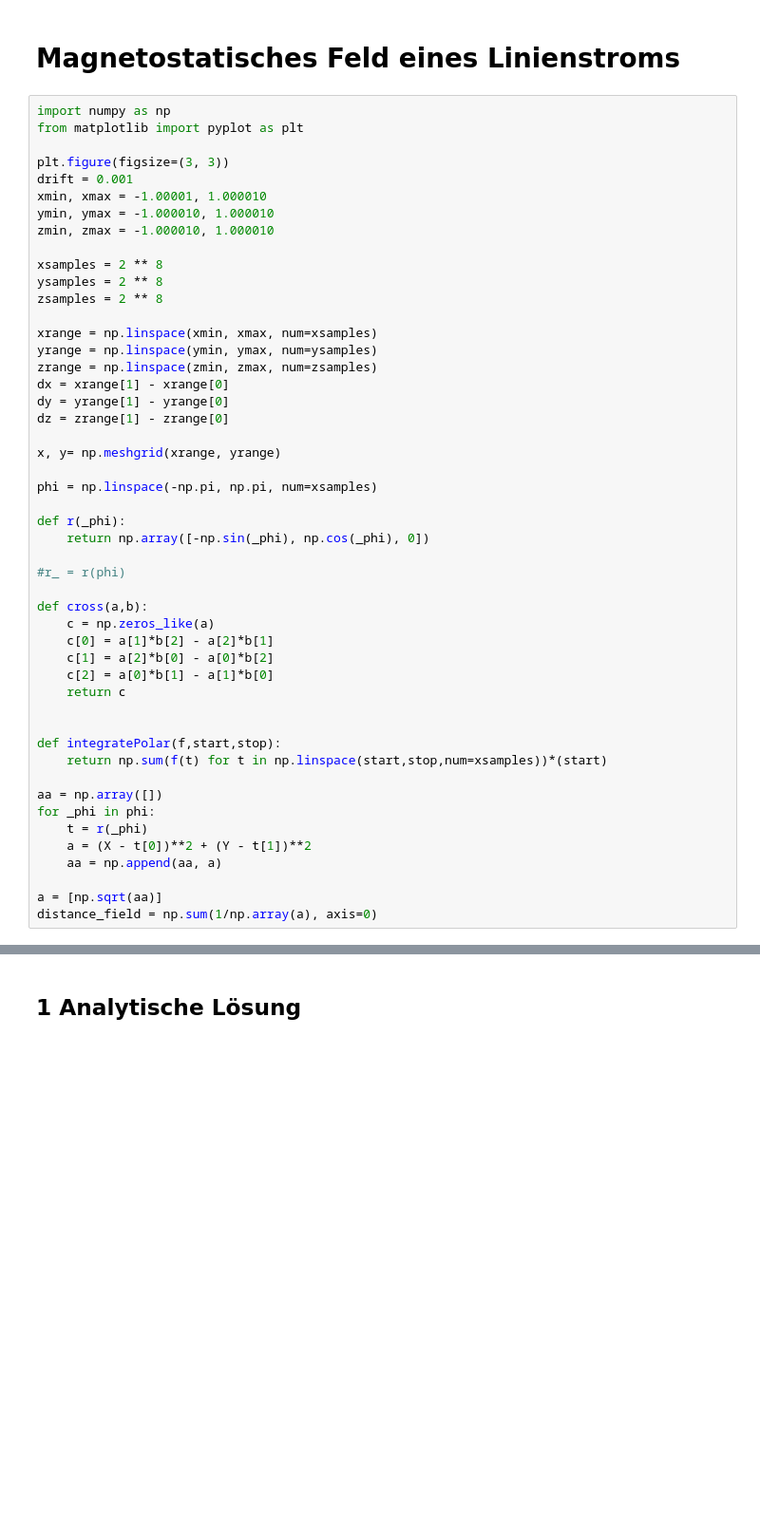
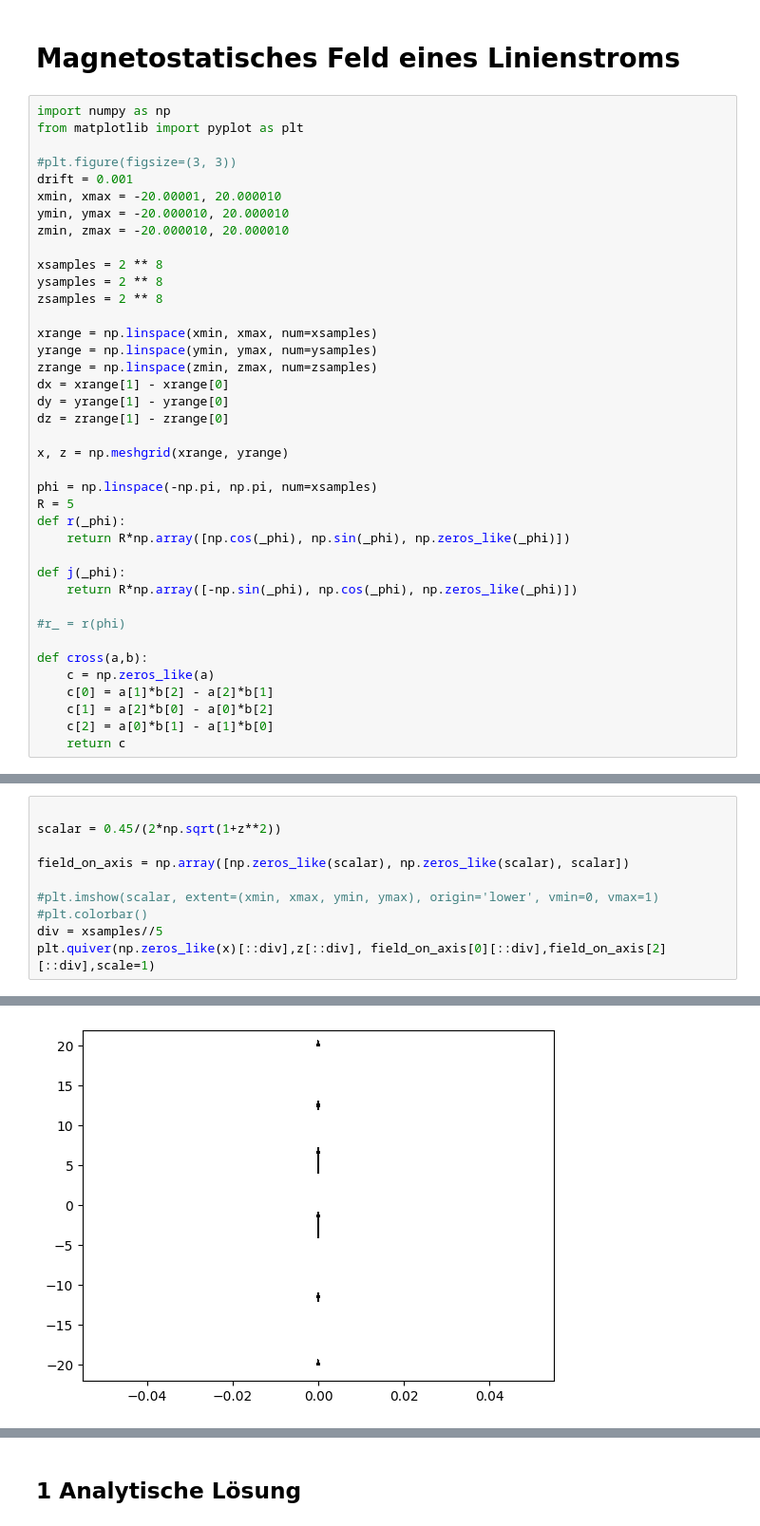
Before and after one commit to Raphael2b3/Uni, a Jupyter notebook: feldtheorie/Magnetostatisches Feld eines Linienstroms(2).ipynb, the cells around one changed output, grey strips where cells are left out. Shown: that part at 95% size. Drawn from its saved outputs; the diff is of its cells as text; blank space fills up the shorter version.

Commit message:
Implement new feature for enhanced data visualization in simulation results

```diff
--- a/feldtheorie/Magnetostatisches Feld eines Linienstroms(2).ipynb
+++ b/feldtheorie/Magnetostatisches Feld eines Linienstroms(2).ipynb
@@ -4,11 +4,11 @@
 import numpy as np
 from matplotlib import pyplot as plt
 
-plt.figure(figsize=(3, 3))
+#plt.figure(figsize=(3, 3))
 drift = 0.001
-xmin, xmax = -1.00001, 1.000010
-ymin, ymax = -1.000010, 1.000010
-zmin, zmax = -1.000010, 1.000010
+xmin, xmax = -20.00001, 20.000010
+ymin, ymax = -20.000010, 20.000010
+zmin, zmax = -20.000010, 20.000010
 
 xsamples = 2 ** 8
 ysamples = 2 ** 8
@@ -21,12 +21,15 @@ dx = xrange[1] - xrange[0]
 dy = yrange[1] - yrange[0]
 dz = zrange[1] - zrange[0]
 
-x, y= np.meshgrid(xrange, yrange)
+x, z = np.meshgrid(xrange, yrange)
 
 phi = np.linspace(-np.pi, np.pi, num=xsamples)
+R = 5
+def r(_phi):
+    return R*np.array([np.cos(_phi), np.sin(_phi), np.zeros_like(_phi)])
 
-def r(_phi):
-    return np.array([-np.sin(_phi), np.cos(_phi), 0])
+def j(_phi):
+    return R*np.array([-np.sin(_phi), np.cos(_phi), np.zeros_like(_phi)])
 
 #r_ = r(phi)
 
@@ -36,16 +39,3 @@ def cross(a,b):
     c[1] = a[2]*b[0] - a[0]*b[2]
     c[2] = a[0]*b[1] - a[1]*b[0]
     return c
-
-
-def integratePolar(f,start,stop):
-    return np.sum(f(t) for t in np.linspace(start,stop,num=xsamples))*(start)
-
-aa = np.array([])
-for _phi in phi:
-    t = r(_phi)
-    a = (X - t[0])**2 + (Y - t[1])**2
-    aa = np.append(aa, a)
-
-a = [np.sqrt(aa)]
-distance_field = np.sum(1/np.array(a), axis=0)
@@ -54,0 +44,11 @@ KeyboardInterrupt:
+# %%
+
+scalar = 0.45/(2*np.sqrt(1+z**2))
+
+field_on_axis = np.array([np.zeros_like(scalar), np.zeros_like(scalar), scalar])
+
+#plt.imshow(scalar, extent=(xmin, xmax, ymin, ymax), origin='lower', vmin=0, vmax=1)
+#plt.colorbar()
+div = xsamples//5
+plt.quiver(np.zeros_like(x)[::div],z[::div], field_on_axis[0][::div],field_on_axis[2][::div],scale=1)
+# %% [output]
@@ -54,0 +56 @@ KeyboardInterrupt:
+[figure, added]
```
Also changed, not shown: parts of 7 cells of this notebook.
